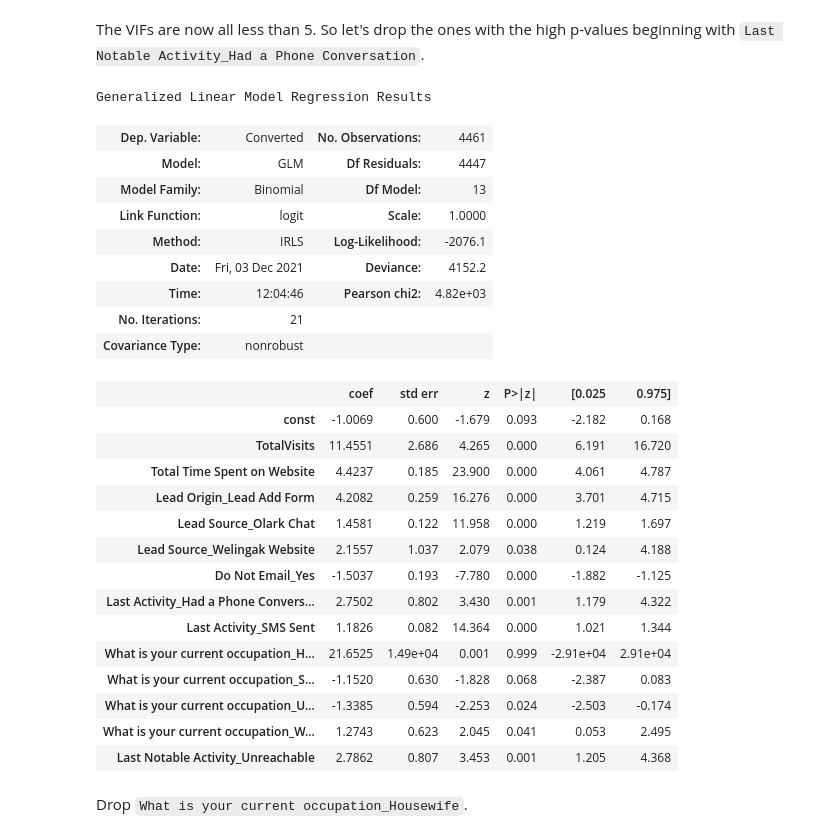
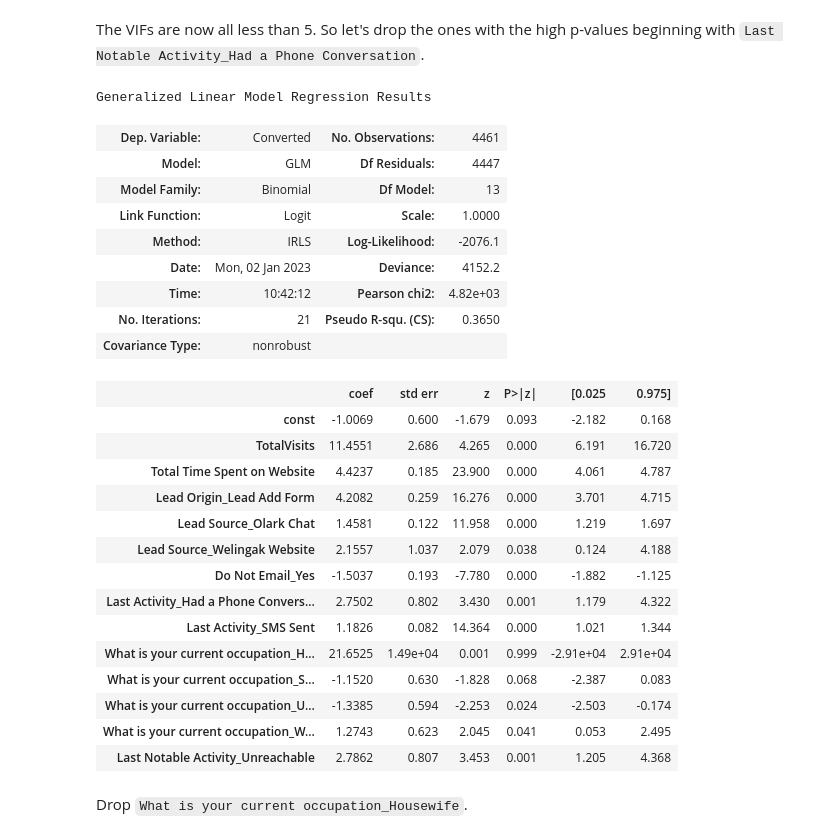
Before and after one commit to agangise/Lead_Score_Case_Study_Upgrad, a Jupyter notebook: Lead Scoring Case Study.ipynb, the cells around one changed output. Cells and saved outputs as stored; diff of their text form; code cells hidden in the pictures.

```diff
--- a/Lead Scoring Case Study.ipynb
+++ b/Lead Scoring Case Study.ipynb
@@ -680,8 +627,3 @@ vif
 VIFs seem to be in a decent range except for three variables.
 
 Let's first drop the variable `Lead Source_Reference` since it has a high p-value as well as a high VIF.
-# %%
-# Refit the model with the new set of features
-
-logm1 = sm.GLM(y_train,(sm.add_constant(X_train)), family = sm.families.Binomial())
-logm1.fit().summary()
@@ -734,0 +630,8 @@ The variable `Lead Profile_Dual Specialization Student	` also needs to be droppe
+# %%
+col = col.drop('Lead Source_Reference', 1)
+# %%
+# Select only the columns selected by RFE
+X_train_sm = sm.add_constant(X_train[col])
+logm3 = sm.GLM(y_train,X_train_sm, family = sm.families.Binomial())
+res = logm3.fit()
+res.summary()
@@ -735,19 +689,23 @@ The variable `Lead Profile_Dual Specialization Student	` also needs to be droppe
 # %% [markdown]
 The VIFs are now all less than 5. So let's drop the ones with the high p-values beginning with `Last Notable Activity_Had a Phone Conversation`.
 # %%
-X_train.drop('Last Notable Activity_Had a Phone Conversation', axis = 1, inplace = True)
+col = col.drop('Last Notable Activity_Had a Phone Conversation', 1)
 # %%
 # Refit the model with the new set of features
+X_train_sm = sm.add_constant(X_train[col])
+logm4 = sm.GLM(y_train,X_train_sm, family = sm.families.Binomial())
+res = logm4.fit()
+res.summary()
 # %% [output]
 Generalized Linear Model Regression Results
 | Dep. Variable: | Converted | No. Observations: | 4461 |
 | Model: | GLM | Df Residuals: | 4447 |
 | Model Family: | Binomial | Df Model: | 13 |
-| Link Function: | logit | Scale: | 1.0000 |
+| Link Function: | Logit | Scale: | 1.0000 |
 | Method: | IRLS | Log-Likelihood: | -2076.1 |
-| Date: | Fri, 03 Dec 2021 | Deviance: | 4152.2 |
-| Time: | 12:04:46 | Pearson chi2: | 4.82e+03 |
-| No. Iterations: | 21 |  |  |
+| Date: | Mon, 02 Jan 2023 | Deviance: | 4152.2 |
+| Time: | 10:42:12 | Pearson chi2: | 4.82e+03 |
+| No. Iterations: | 21 | Pseudo R-squ. (CS): | 0.3650 |
 | Covariance Type: | nonrobust |  |  |
 |  | coef | std err | z | P>|z| | [0.025 | 0.975] |
 | const | -1.0069 | 0.600 | -1.679 | 0.093 | -2.182 | 0.168 |
```
Also changed, not shown: parts of 144 cells of this notebook.
